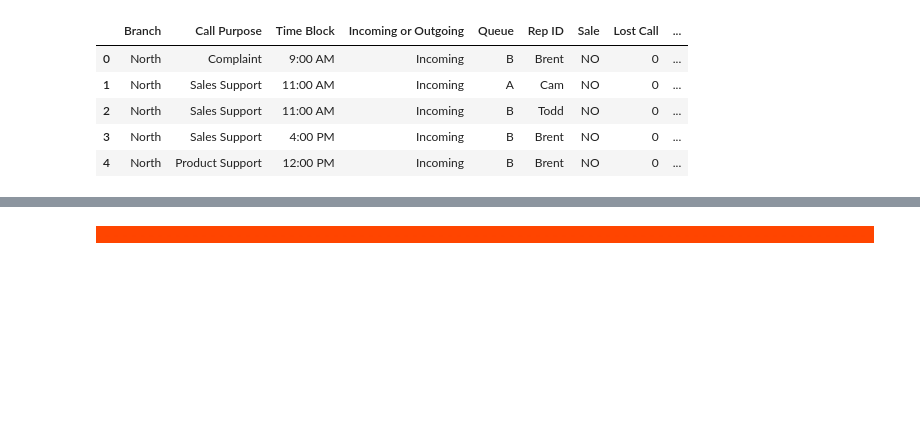
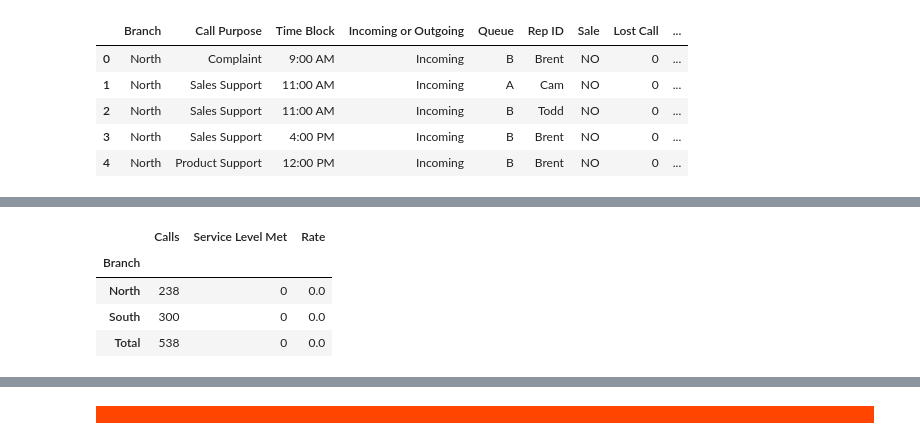
Before and after one commit to mtngrl1916/call-center-cleanup-assignment, a Jupyter notebook: Call_Center_Cleanup.ipynb, the cells around one changed output, grey strips where cells are left out. Cells and saved outputs as stored; diff of their text form; code cells hidden in the pictures; blank space fills up the shorter version.

```diff
--- a/Call_Center_Cleanup.ipynb
+++ b/Call_Center_Cleanup.ipynb
@@ -375,6 +423,24 @@ Percentage of calls answered within 2 seconds, include # of calls:
 # %%
-# Code Used
-# Add Additional Cells as needed.
+# Add column to company dataframe with a boolean value for KPI met or not (value of 0 for False or 1 for True).
+# Service Level Met is answer time under 2 seconds.  Answer time = Incoming Wait Time + Busy Minutes + Not Ready Minutes
+service_level = df
+service_level['Service Level Met'] = (((service_level['Incoming Wait Time']) + (service_level['Busy Minutes'] * 60) + (service_level['Not Ready Minutes'] * 60)) <= 2) * 1
+
+# group the company table by Branch and aggregate the sum of the Calls and Service Level columns
+assess_service_level = service_level.groupby(['Branch']).agg({'Calls':'sum','Service Level Met':'sum'})
+
+# Add a Total row with a sum of each column
+assess_service_level.loc['Total'] = assess_service_level.sum()
+
+# Add a Rate column with the percentage of calls meeting the service level KPI
+assess_service_level['Rate'] = assess_service_level['Service Level Met'] / abandoned_records['Calls'] * 100
+assess_service_level
+# %% [output]
+|  | Calls | Service Level Met | Rate |
+| Branch |  |  |  |
+| North | 238 | 0 | 0.0 |
+| South | 300 | 0 | 0.0 |
+| Total | 538 | 0 | 0.0 |
 # %% [markdown]
 #### Manipulation Question 4: For each branch and the entire company, what is the average speed of answer?
 ##### Record your answer by double clicking here:
```
Also changed, not shown: parts of 48 cells of this notebook.
